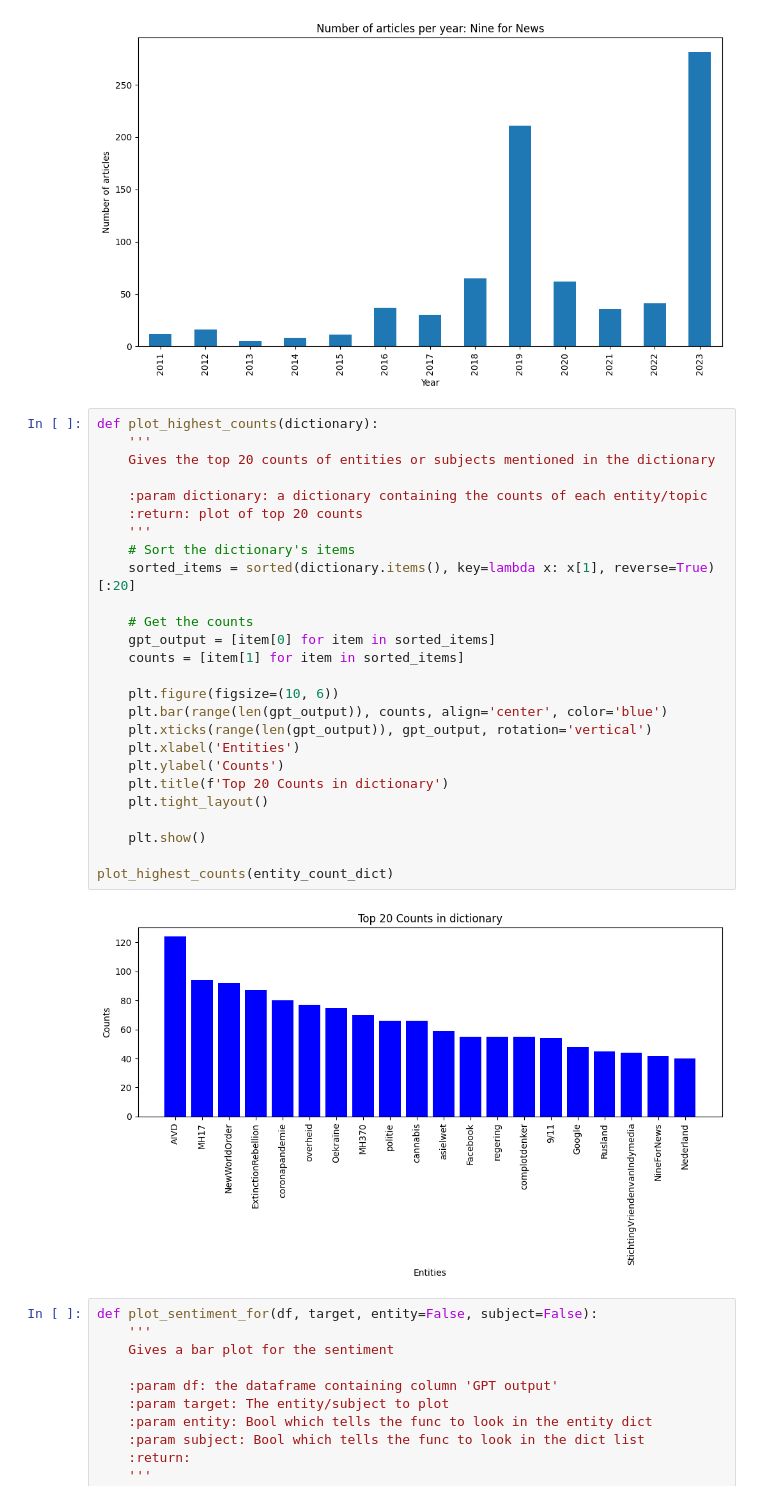
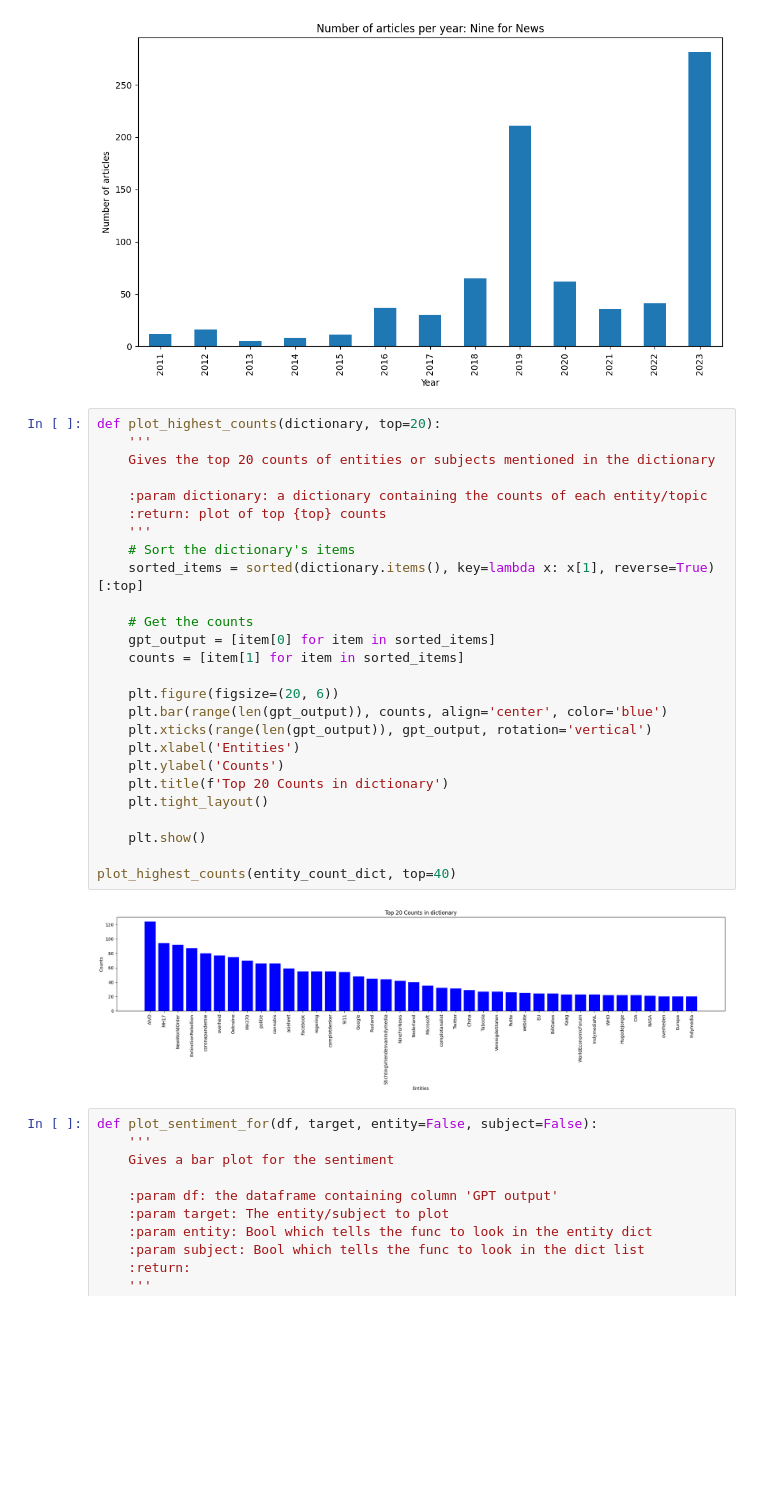
Before and after one commit to CeesMaessen/WappieCrawler, a Jupyter notebook: df_inspection.ipynb, the cells around one changed output. Cells and saved outputs as stored; diff of their text form; blank space fills up the shorter version.

Commit message:
Starting plots and analysis

```diff
--- a/df_inspection.ipynb
+++ b/df_inspection.ipynb
@@ -388,33 +388,33 @@ plot_articles_per_year(df, 'Nine for News')
 # %% [output]
 [figure]
 # %%
-def plot_highest_counts(dictionary):
+def plot_highest_counts(dictionary, top=20):
     '''
     Gives the top 20 counts of entities or subjects mentioned in the dictionary
 
     :param dictionary: a dictionary containing the counts of each entity/topic
-    :return: plot of top 20 counts
+    :return: plot of top {top} counts
     '''
     # Sort the dictionary's items
-    sorted_items = sorted(dictionary.items(), key=lambda x: x[1], reverse=True)[:20]
+    sorted_items = sorted(dictionary.items(), key=lambda x: x[1], reverse=True)[:top]
 
     # Get the counts
     gpt_output = [item[0] for item in sorted_items]
     counts = [item[1] for item in sorted_items]
 
-    plt.figure(figsize=(10, 6))
+    plt.figure(figsize=(20, 6))
     plt.bar(range(len(gpt_output)), counts, align='center', color='blue')
     plt.xticks(range(len(gpt_output)), gpt_output, rotation='vertical')
     plt.xlabel('Entities')
     plt.ylabel('Counts')
     plt.title(f'Top 20 Counts in dictionary')
     plt.tight_layout()
 
     plt.show()
 
-plot_highest_counts(entity_count_dict)
+plot_highest_counts(entity_count_dict, top=40)
 # %% [output]
-[figure, old version]
+[figure, new version]
 # %%
 def plot_sentiment_for(df, target, entity=False, subject=False):
     '''
```
Also changed, not shown: parts of 1 cell of this notebook.
